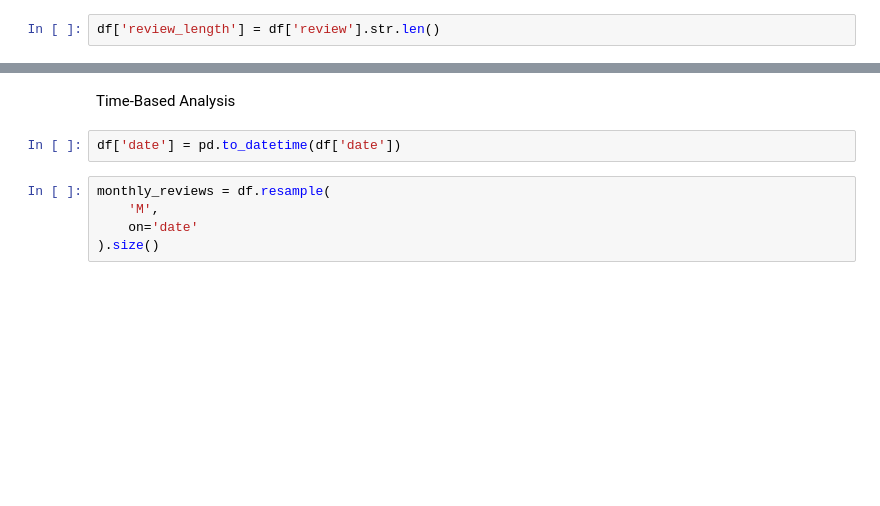
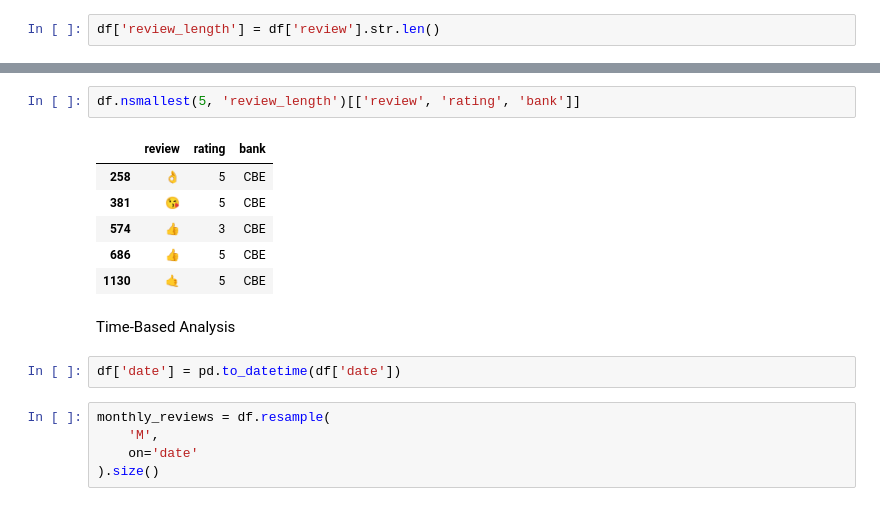
Before and after one commit to Dana-21-21/Data_Scraping_and-_EDA_Qiyas, a Jupyter notebook: Data_Scraping_and-_EDA_Qiyas.ipynb, the cells around one changed output, grey strips where cells are left out. Saved outputs shown, nothing was run; the diff lists cells and outputs as text; blank space fills up the shorter version.

```diff
--- a/Data_Scraping_and-_EDA_Qiyas.ipynb
+++ b/Data_Scraping_and-_EDA_Qiyas.ipynb
@@ -278,3 +432,12 @@ df['review_length'].hist(
+# %%
+df.nsmallest(5, 'review_length')[['review', 'rating', 'bank']]
+# %% [output]
+|  | review | rating | bank |
+| 258 | 👌 | 5 | CBE |
+| 381 | 😘 | 5 | CBE |
+| 574 | 👍 | 3 | CBE |
+| 686 | 👍 | 5 | CBE |
+| 1130 | 🤙 | 5 | CBE |
 # %% [markdown]
 Time-Based Analysis
 # %%
```
Also changed, not shown: parts of 17 cells of this notebook.
